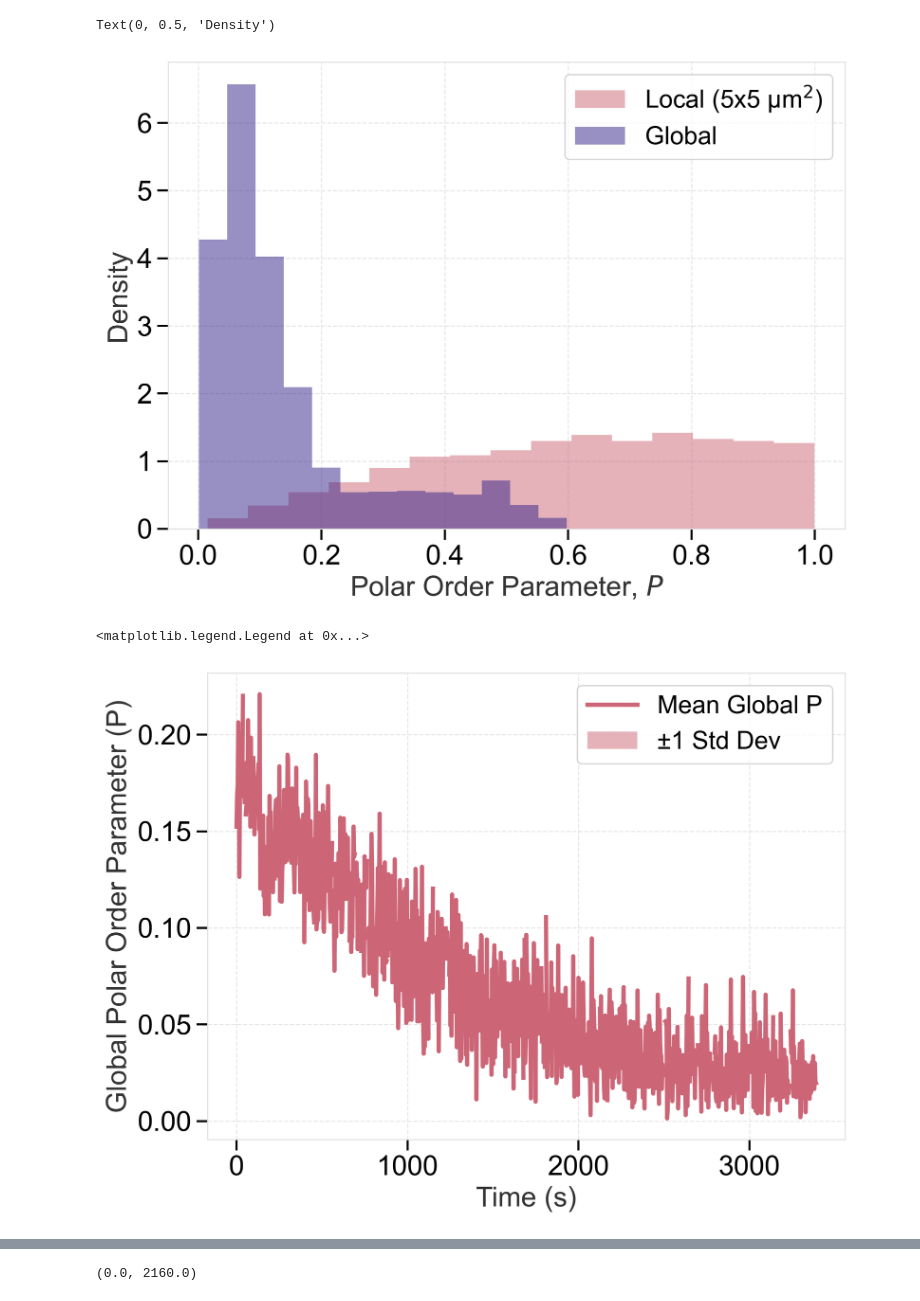
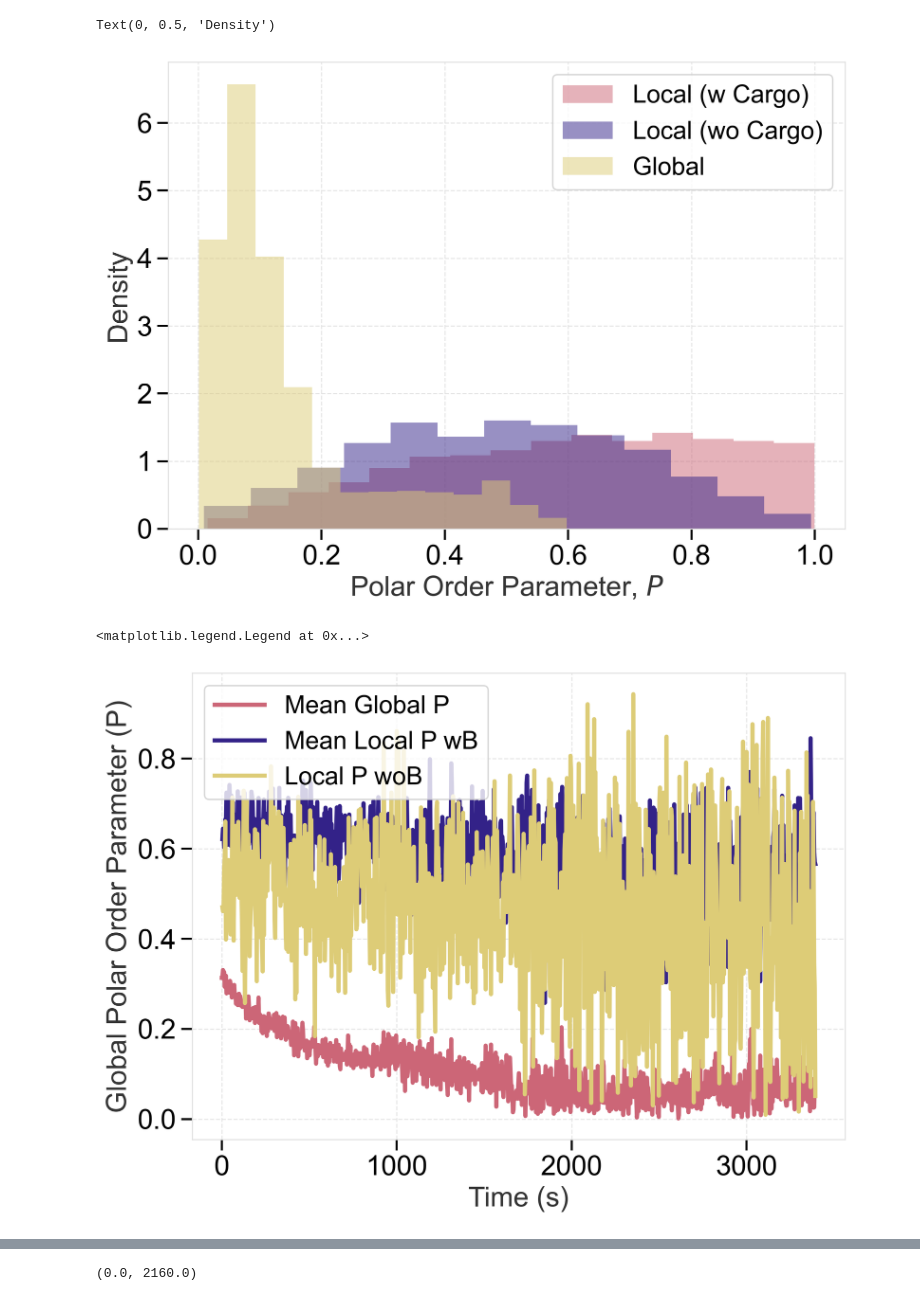
Before and after one commit to wppppupr/MTCargo_analysis, a Jupyter notebook: notebooks/polar.ipynb, the cells around one changed output, grey strips where cells are left out. Saved outputs shown, nothing was run; the diff lists cells and outputs as text; code cells hidden in the pictures.

```diff
--- a/notebooks/polar.ipynb
+++ b/notebooks/polar.ipynb
@@ -14,15 +14,15 @@ path2 = "/Volumes/My Passport/Sasaki/MTsingleBeads/20260122/exp002"
 path3 = '/Volumes/My Passport/Sasaki/MTsingleBeads/20260121/beads_trans_crop_crop'
 path4 = '/Volumes/My Passport/Sasaki/MTsingleBeads/20260121/exp_crop1'
 
-LPs = []
+LPs_woB = []
 LP5s = []
 
 GPs = []
 
 for p in [path0, path1, path2, path3, path4]:
-    """track_path = os.path.join(p, "beads_tracks_with_local_P.csv")
+    track_path = os.path.join(p, "roi_polar_x1000_y1000_w45_h45.csv")
     tracks = pd.read_csv(track_path)
-    LPs.extend(tracks['local_P'].values)"""
+    LPs_woB.extend(tracks['P'].values)
 
     track_path = os.path.join(p, "beads_tracks_with_local_P_rec5_new.csv")
     tracks = pd.read_csv(track_path)
@@ -32,22 +32,22 @@ for p in [path0, path1, path2, path3, path4]:
     GP_array = zarr.open_array(globalP, mode='r')
     GPs.extend(GP_array[:])
 # %%
-#LPs_array = np.array(LPs)
+LPs_woB_array = np.array(LPs_woB)
 LP5s_array = np.array(LP5s)
 GPs_array = np.array(GPs)
 # Nanを除去
-#LPs_array = LPs_array[~np.isnan(LPs_array)]
+LPs_woB_array = LPs_woB_array[~np.isnan(LPs_woB_array)]
 LP5s_array = LP5s_array[~np.isnan(LP5s_array)]
 GPs_array = GPs_array[~np.isnan(GPs_array)]
 
-#Lbins = np.histogram_bin_edges(LPs_array, bins='sturges')
+L_woB_bins = np.histogram_bin_edges(LPs_woB_array, bins='sturges')
 LP5s_bins = np.histogram_bin_edges(LP5s_array, bins='sturges')
 Gbins = np.histogram_bin_edges(GPs_array, bins='sturges')
 
 fig, ax = plt.subplots()
 
-#ax.hist(LPs_array, bins=Lbins, alpha=0.5, label='Local (10x10 \u00b5m$^2$)', density=True)
-ax.hist(LP5s_array, bins=LP5s_bins, alpha=0.5, label='Local (5x5 \u00b5m$^2$)', density=True)
+ax.hist(LP5s_array, bins=LP5s_bins, alpha=0.5, label='Local (w Cargo)', density=True)
+ax.hist(LPs_woB_array, bins=L_woB_bins, alpha=0.5, label='Local (wo Cargo)', density=True)
 ax.hist(GPs_array, bins=Gbins, alpha=0.5, label='Global', density=True)
 ax.legend()
 ax.set_xlabel('Polar Order Parameter, $P$')
@@ -55,7 +55,7 @@ ax.set_ylabel('Density')
 #ax.set_title('Distribution of Polar Order Parameters')
 # %% [output]
 Text(0, 0.5, 'Density')
-[figure, old version]
+[figure, new version]
 # %%
 output = os.path.join(OUTPUT_PATH, 'local_vs_global_P_distribution')
 
@@ -66,14 +66,40 @@ fig.savefig(png)
 fig.savefig(pdf)
 # %%
 interval = 4
+
+
+
 GP_times = []
 GP_all = []
 
+i = 0
+
 for p in [path0, path1, path2, path3, path4]:
-    globalP = os.path.join(p, "MTs_red_polar.zarr")
+
+    track_path = os.path.join(p, "beads_tracks_with_local_P_rec5_new.csv")
+    tracks = pd.read_csv(track_path)
+
+    if i==0:
+        LP_df = tracks
+    else:
+        LP_df = pd.concat((LP_df, tracks))
+
+
+    track_path = os.path.join(p, "roi_polar_x1000_y1000_w45_h45.csv")
+    tracks = pd.read_csv(track_path)
+
+    if i==0:
+        LP_woB_df = tracks
+    else:
+        LP_woB_df = pd.concat((LP_woB_df, tracks))
+
+
+
+    globalP = os.path.join(p, "green_globalP.zarr")
     GP_array = zarr.open_array(globalP, mode='r')
     GP_all.extend(GP_array[:])
     GP_times.extend(np.arange(GP_array.shape[0]) * interval)
+    i += 1
 
 GP_df = pd.DataFrame({
     't': GP_times,
@@ -82,14 +108,21 @@ GP_df = pd.DataFrame({
 # %%
 tau = 1.18
 
 mean_GP = GP_df.groupby('t').mean().reset_index()
 std_GP = GP_df.groupby('t').std().reset_index()
 fig, ax = plt.subplots()
 ax.plot(mean_GP['t']/tau, mean_GP['P'], label='Mean Global P')
-ax.fill_between(std_GP['t']/tau, mean_GP['P'] - std_GP['P'], mean_GP['P'] + std_GP['P'], alpha=0.5, label='±1 Std Dev')
+#ax.fill_between(std_GP['t']/tau, mean_GP['P'] - std_GP['P'], mean_GP['P'] + std_GP['P'], alpha=0.5, label='±1 Std Dev')
+
+mean_LP = LP_df.groupby('frame').mean()['local_P']
+ax.plot(interval*mean_LP.index/tau, mean_LP, label='Mean Local P wB')
+
+mean_LPwoB = LP_woB_df.groupby('frame').mean()['P']
+ax.plot(interval*mean_LPwoB.index/tau, mean_LPwoB, label='Local P woB')
+
 ax.set_xlabel('Time (s)')
 ax.set_ylabel('Global Polar Order Parameter (P)')
 ax.legend()
 # %% [output]
 <matplotlib.legend.Legend at 0x...>
-[figure, old version]
+[figure, new version]
```
Also changed, not shown: parts of 1 cell of this notebook, 8 other files.
